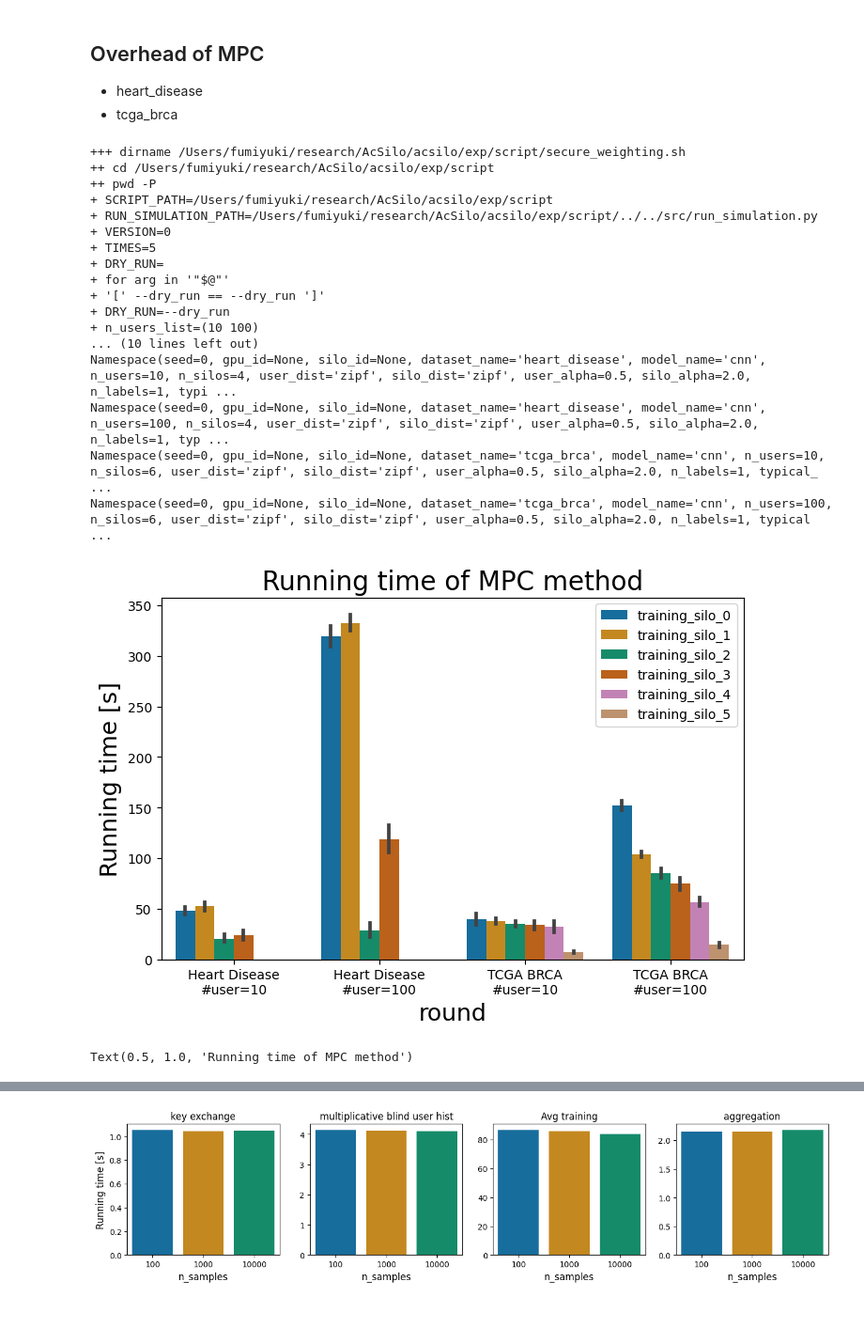
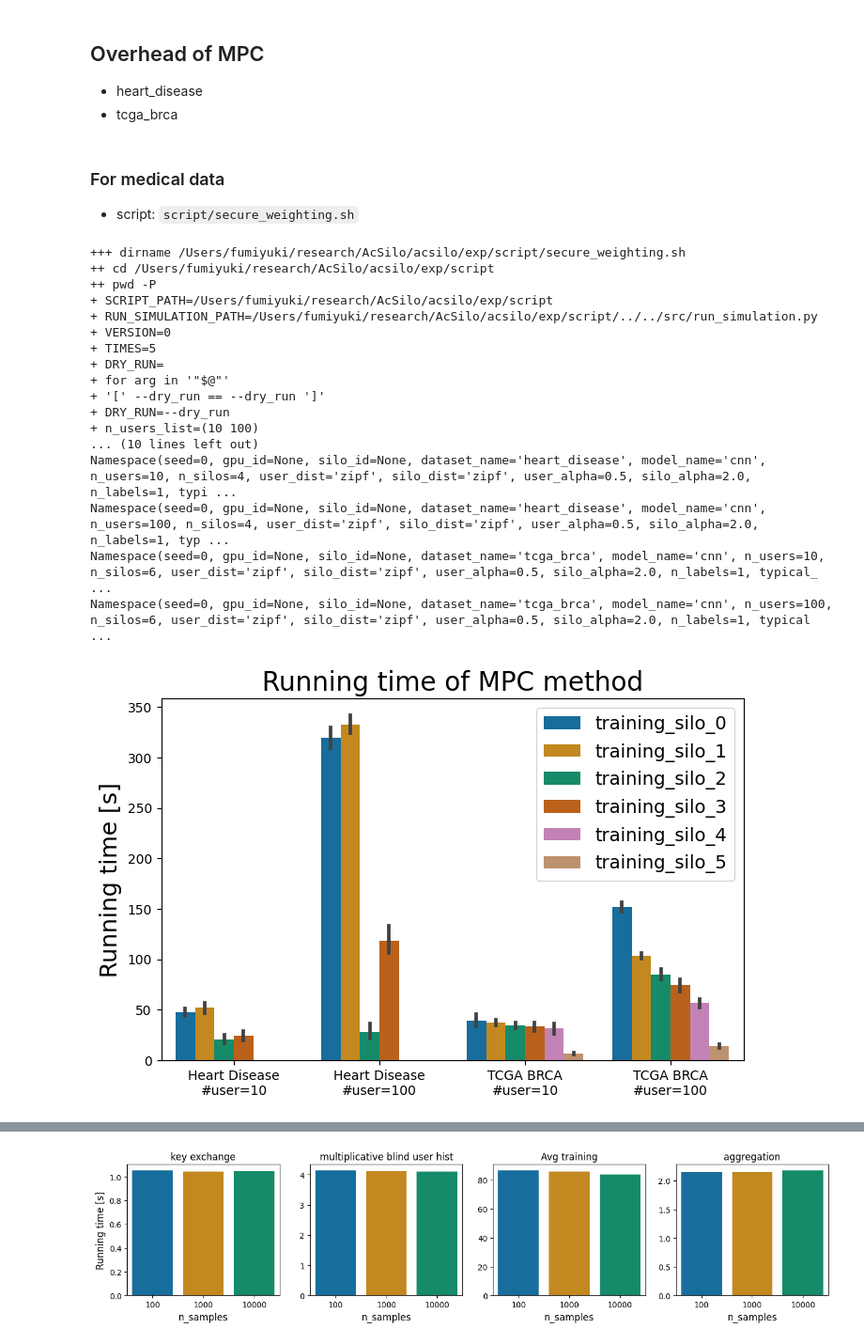
Before and after one commit to FumiyukiKato/uldp-fl, a Jupyter notebook: exp/exp_results.ipynb, the cells around one changed output, grey strips where cells are left out. Shown at 94% size. Cells and saved outputs as stored; diff of their text form; code cells hidden in the pictures; blank space fills up the shorter version.

Commit message:
canonical script

```diff
--- a/exp/exp_results.ipynb
+++ b/exp/exp_results.ipynb
@@ -417,11 +337,14 @@ def convert_to_group_privacy(
 ## Overhead of MPC
 - heart_disease
 - tcga_brca
+# %% [markdown]
+### For medical data
+- script: `script/secure_weighting.sh`
 # %%
 secure_weighting_file_paths = get_result_files_of_script("secure_weighting")
-n_files = len(file_paths)
+n_files = len(secure_weighting_file_paths)
 all_data = []
-for i, file_path in enumerate(file_paths):
+for i, file_path in enumerate(secure_weighting_file_paths):
     exp_result_list = load_result_from_file_path(file_path)
     for exp_result in exp_result_list:
         diff_list = []
@@ -468,41 +391,51 @@ sns.barplot(
     alpha=1.0,
     palette="colorblind",
 )
-ax.set_xlabel("round", fontsize=18)
 ax.set_ylabel("Running time [s]", fontsize=18)
 ax.set_title("Running time of MPC method", fontsize=20)
+ax.legend(fontsize=14)
+fig.savefig(
+    os.path.join(img_path, "private_weighting_medical_runtime_training.png"),
+    dpi=150,
+    bbox_inches="tight",
+)
 plt.show()
 
 fig, ax = plt.subplots(1, 1, figsize=(8, 5))
 sns.barplot(
     x="setting",
     y="time",
     hue="kind",
     data=other_time_results,
     ax=ax,
     alpha=1.0,
     palette="colorblind",
 )
-ax.set_xlabel("round", fontsize=18)
 ax.set_ylabel("Running time [s]", fontsize=18)
 ax.set_title("Running time of MPC method", fontsize=20)
+ax.legend(fontsize=14)
+fig.savefig(
+    os.path.join(img_path, "private_weighting_medical_runtime_others.png"),
+    dpi=150,
+    bbox_inches="tight",
+)
+plt.show()
 # %% [output]
 +++ dirname /Users/fumiyuki/research/AcSilo/acsilo/exp/script/secure_weighting.sh
 ++ cd /Users/fumiyuki/research/AcSilo/acsilo/exp/script
 ++ pwd -P
 + SCRIPT_PATH=/Users/fumiyuki/research/AcSilo/acsilo/exp/script
 + RUN_SIMULATION_PATH=/Users/fumiyuki/research/AcSilo/acsilo/exp/script/../../src/run_simulation.py
 + VERSION=0
 + TIMES=5
 + DRY_RUN=
 + for arg in '"$@"'
 + '[' --dry_run == --dry_run ']'
 + DRY_RUN=--dry_run
 + n_users_list=(10 100)
 ... (10 lines left out)
 Namespace(seed=0, gpu_id=None, silo_id=None, dataset_name='heart_disease', model_name='cnn', n_users=10, n_silos=4, user_dist='zipf', silo_dist='zipf', user_alpha=0.5, silo_alpha=2.0, n_labels=1, typi ...
 Namespace(seed=0, gpu_id=None, silo_id=None, dataset_name='heart_disease', model_name='cnn', n_users=100, n_silos=4, user_dist='zipf', silo_dist='zipf', user_alpha=0.5, silo_alpha=2.0, n_labels=1, typ ...
 Namespace(seed=0, gpu_id=None, silo_id=None, dataset_name='tcga_brca', model_name='cnn', n_users=10, n_silos=6, user_dist='zipf', silo_dist='zipf', user_alpha=0.5, silo_alpha=2.0, n_labels=1, typical_ ...
 Namespace(seed=0, gpu_id=None, silo_id=None, dataset_name='tcga_brca', model_name='cnn', n_users=100, n_silos=6, user_dist='zipf', silo_dist='zipf', user_alpha=0.5, silo_alpha=2.0, n_labels=1, typical ...
-[figure, old version]
+[figure, new version]
-Text(0.5, 1.0, 'Running time of MPC method')
```
Also changed, not shown: parts of 16 cells of this notebook, 1 other file.
